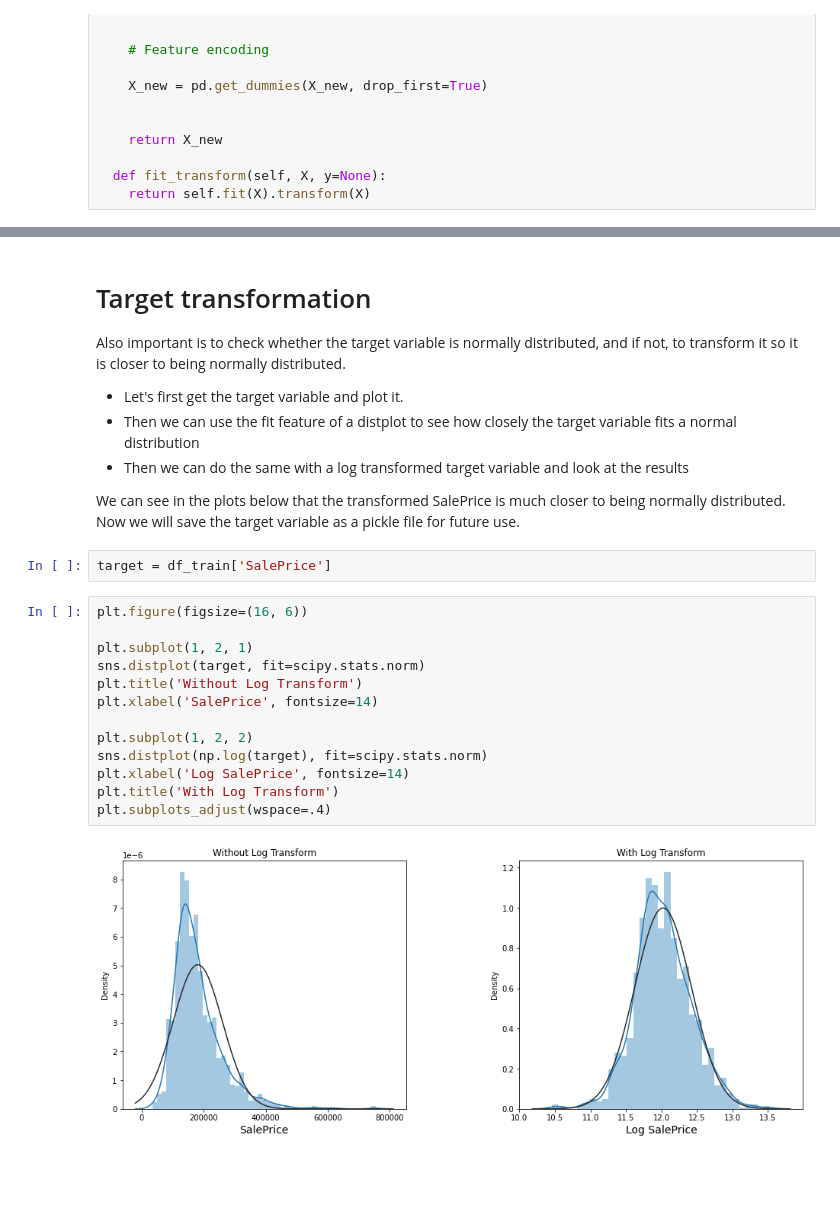
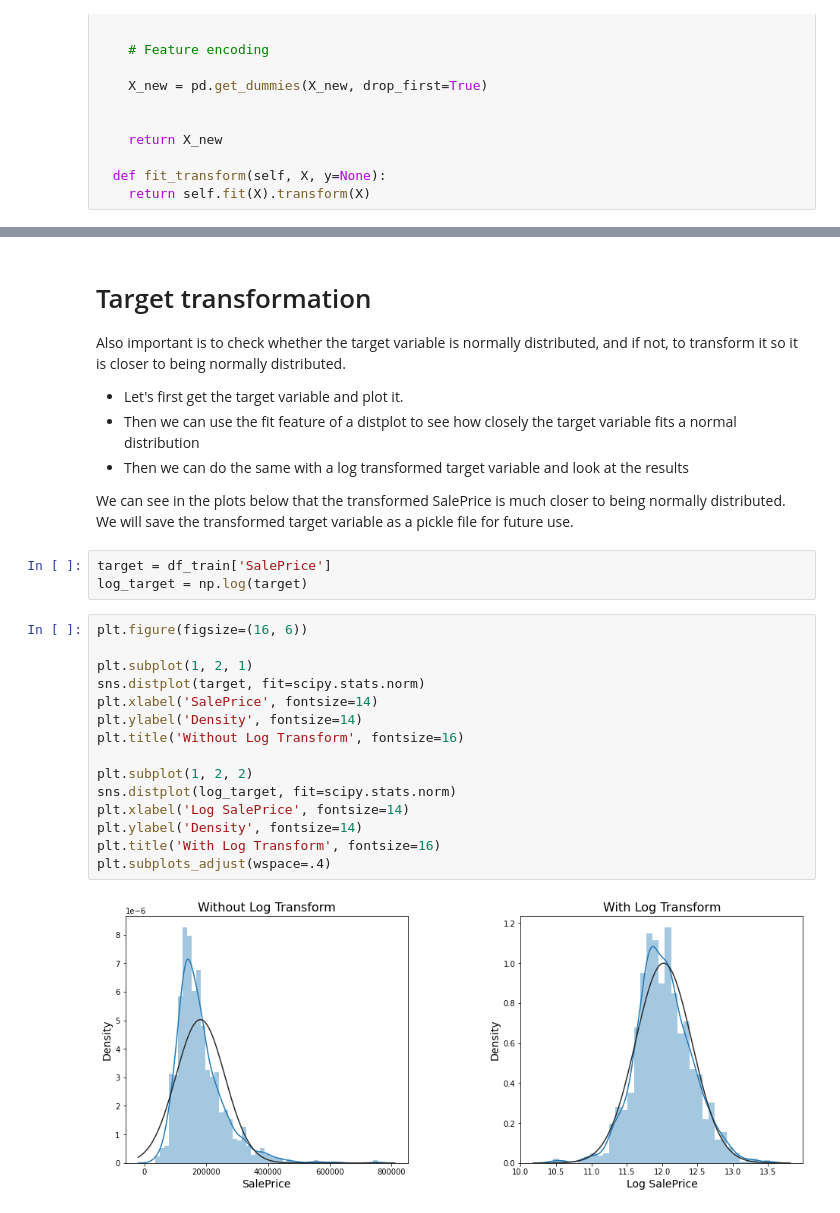
Before and after one commit to s-mushnoori/ames-housing, a Jupyter notebook: 02_FeatureEngineering.ipynb, the cells around one changed output, grey strips where cells are left out. Cells and saved outputs as stored; diff of their text form; blank space fills up the shorter version.

Commit message:
Corrected a mistake in transforming target variable

```diff
--- a/02_FeatureEngineering.ipynb
+++ b/02_FeatureEngineering.ipynb
@@ -352,21 +362,24 @@ Also important is to check whether the target variable is normally distributed,
 * Then we can do the same with a log transformed target variable and look at the results
 
 
-We can see in the plots below that the transformed SalePrice is much closer to being normally distributed. Now we will save the target variable as a pickle file for future use.
+We can see in the plots below that the transformed SalePrice is much closer to being normally distributed. We will save the transformed target variable as a pickle file for future use.
 # %%
 target = df_train['SalePrice']
+log_target = np.log(target)
 # %%
 plt.figure(figsize=(16, 6))
 
 plt.subplot(1, 2, 1)
 sns.distplot(target, fit=scipy.stats.norm)
-plt.title('Without Log Transform')
 plt.xlabel('SalePrice', fontsize=14)
+plt.ylabel('Density', fontsize=14)
+plt.title('Without Log Transform', fontsize=16)
 
 plt.subplot(1, 2, 2)
-sns.distplot(np.log(target), fit=scipy.stats.norm)
+sns.distplot(log_target, fit=scipy.stats.norm)
 plt.xlabel('Log SalePrice', fontsize=14)
-plt.title('With Log Transform')
+plt.ylabel('Density', fontsize=14)
+plt.title('With Log Transform', fontsize=16)
 plt.subplots_adjust(wspace=.4)
 # %% [output]
-[figure, old version]
+[figure, new version]
```
Also changed, not shown: parts of 10 cells of this notebook.
